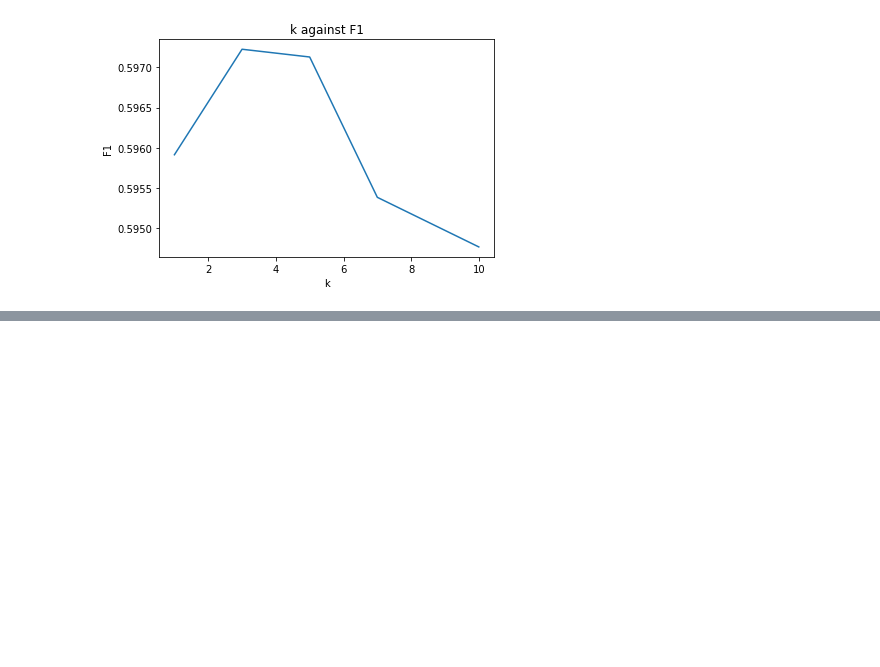
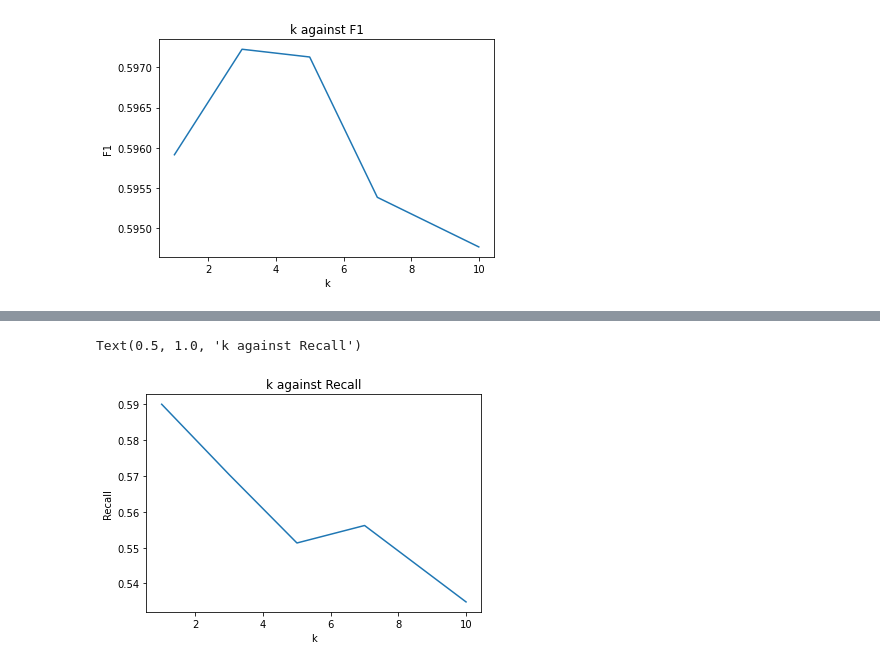
Before and after one commit to MuhammadMahad/KNN-model-for-predicting-airline-tweet-sentiment, a Jupyter notebook: 21100066.ipynb, the cells around one changed output, grey strips where cells are left out. Saved outputs shown, nothing was run; the diff lists cells and outputs as text; code cells hidden in the pictures; blank space fills up the shorter version.

```diff
--- a/21100066.ipynb
+++ b/21100066.ipynb
@@ -1020,0 +1093,9 @@ display(f1s)
+# %%
+#k vs recall
+plt.plot(ks, recalls)
+plt.xlabel('k')
+plt.ylabel('Recall')
+plt.title('k against Recall')
+# %% [output]
+Text(0.5, 1.0, 'k against Recall')
+[figure, added]
```
Also changed, not shown: parts of 5 cells of this notebook.
